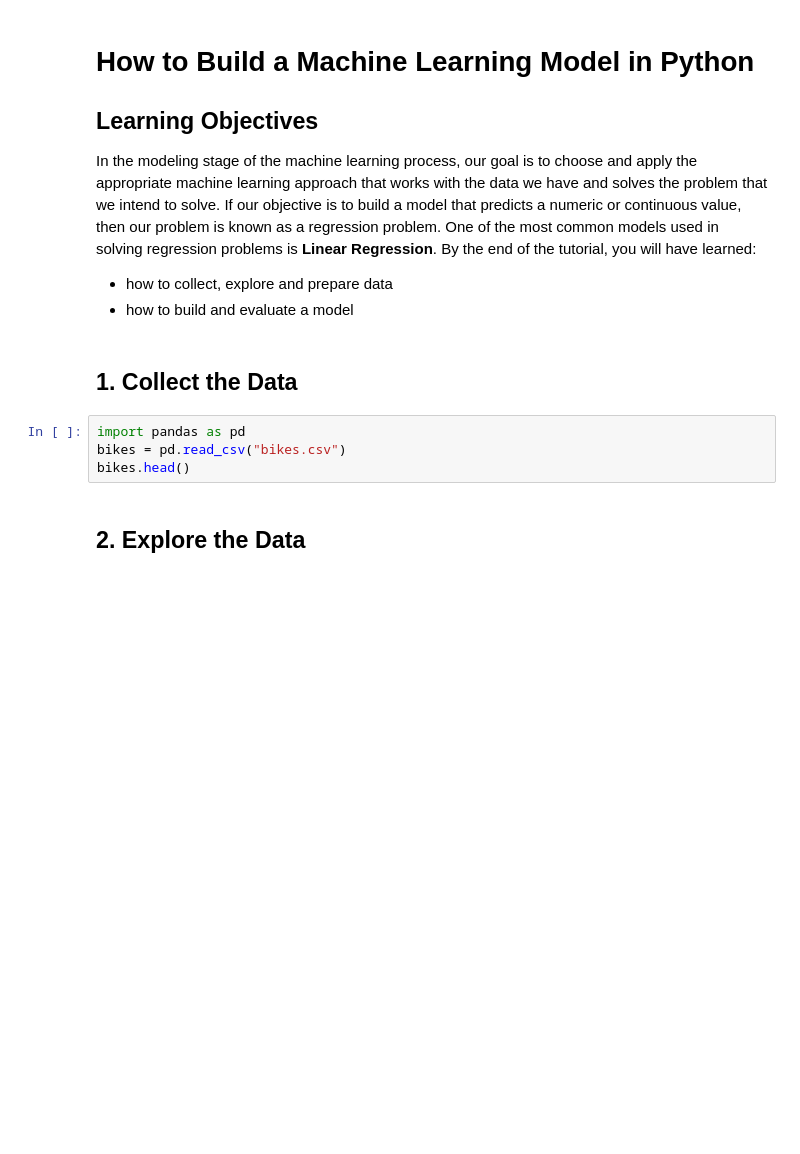
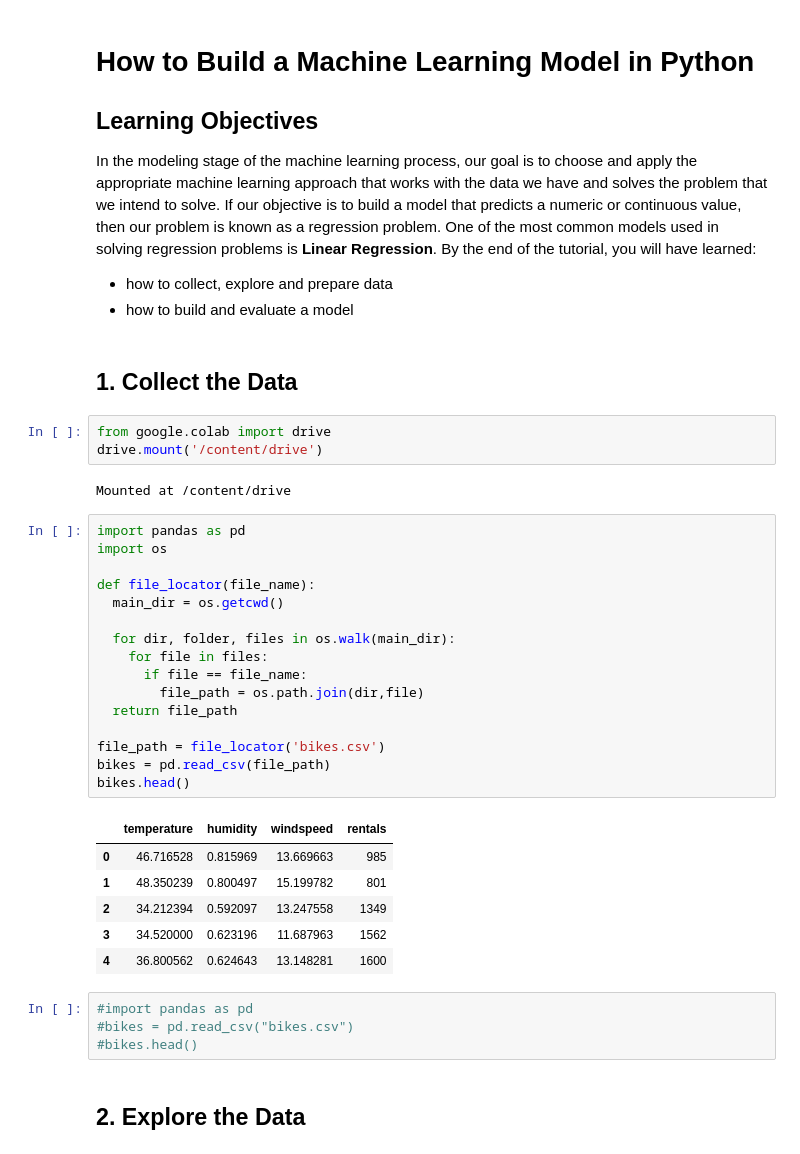
Before and after one commit to ArifAygun/Machine-Learning-with-Python-Foundations, a Jupyter notebook: 05_02b.ipynb, the cells around one changed output. Drawn from its saved outputs; the diff is of its cells as text; blank space fills up the shorter version.

Commit message:
Colaboratory kullanılarak oluşturuldu

```diff
--- a/05_02b.ipynb
+++ b/05_02b.ipynb
@@ -10,10 +10,38 @@ In the modeling stage of the machine learning process, our goal is to choose and
 + how to build and evaluate a model
 # %% [markdown]
 ## 1. Collect the Data
+# %%
+from google.colab import drive
+drive.mount('/content/drive')
+# %% [output]
+Mounted at /content/drive
+# %%
+import pandas as pd
+import os
+
+def file_locator(file_name):
+  main_dir = os.getcwd()
+
+  for dir, folder, files in os.walk(main_dir):
+    for file in files:
+      if file == file_name:
+        file_path = os.path.join(dir,file)
+  return file_path
+
+file_path = file_locator('bikes.csv')
+bikes = pd.read_csv(file_path)
+bikes.head()
+# %% [output]
+|  | temperature | humidity | windspeed | rentals |
+| 0 | 46.716528 | 0.815969 | 13.669663 | 985 |
+| 1 | 48.350239 | 0.800497 | 15.199782 | 801 |
+| 2 | 34.212394 | 0.592097 | 13.247558 | 1349 |
+| 3 | 34.520000 | 0.623196 | 11.687963 | 1562 |
+| 4 | 36.800562 | 0.624643 | 13.148281 | 1600 |
 # %%
-import pandas as pd
-bikes = pd.read_csv("bikes.csv")
-bikes.head()
+#import pandas as pd
+#bikes = pd.read_csv("bikes.csv")
+#bikes.head()
 # %% [markdown]
 ## 2. Explore the Data
 # %%
```
Also changed, not shown: parts of 7 cells of this notebook.
